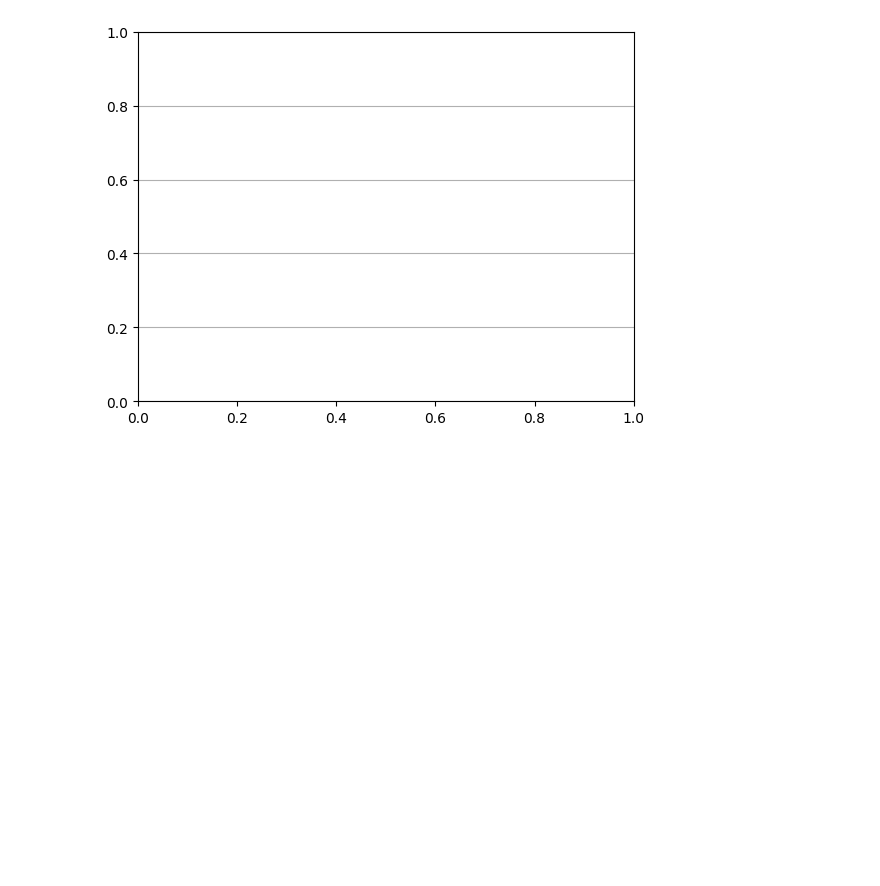
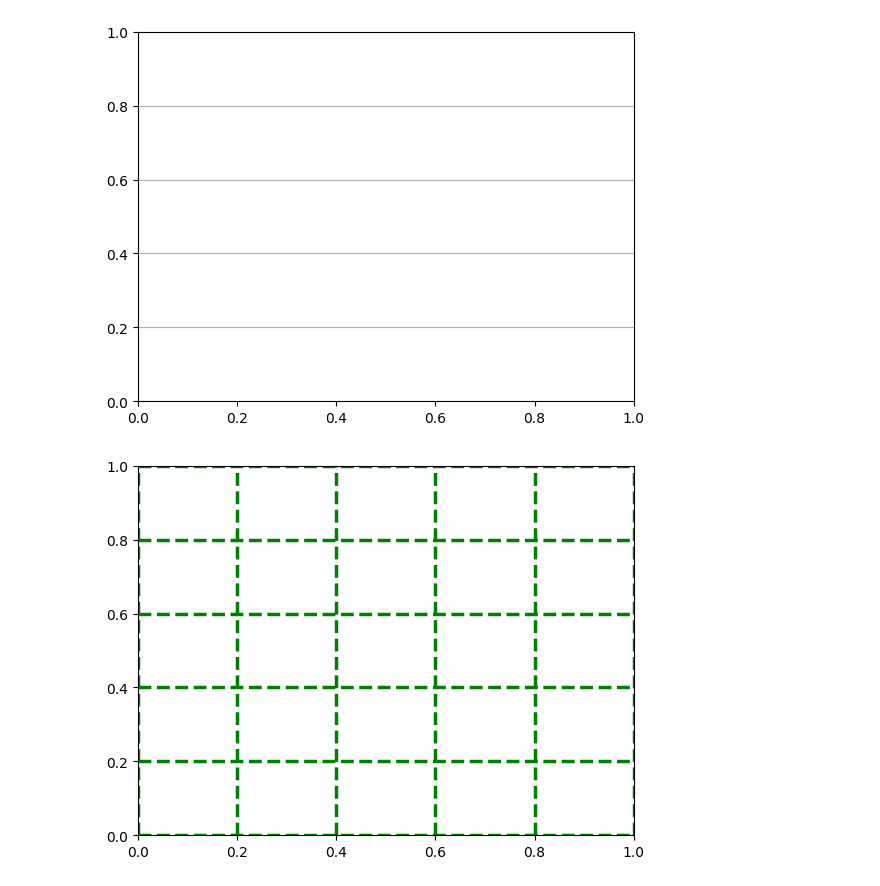
Before and after one commit to SohailDad/ML-Python, a Jupyter notebook: Matplotlib/First.ipynb, the cells around one changed output. Cells and saved outputs as stored; diff of their text form; code cells hidden in the pictures; blank space fills up the shorter version.

Commit message:
matplot grid

```diff
--- a/Matplotlib/First.ipynb
+++ b/Matplotlib/First.ipynb
@@ -118,3 +118,7 @@ plt.grid(axis='x')
 plt.grid(axis='y')
 # %% [output]
 [figure]
+# %%
+plt.grid(color = 'green', linestyle = '--', linewidth = 2.5)
+# %% [output]
+[figure, added]
```
